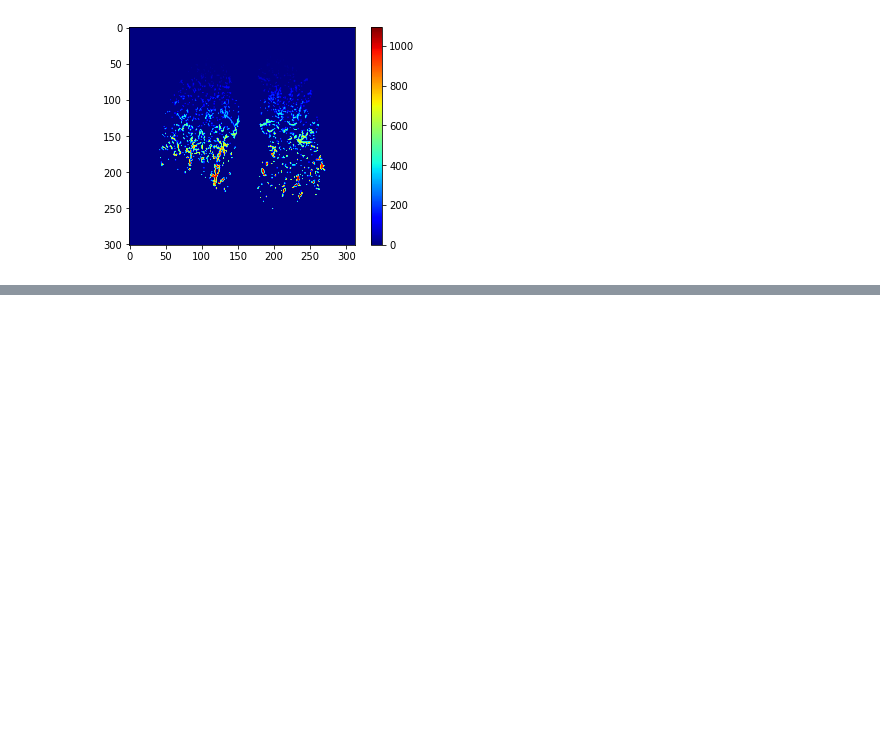
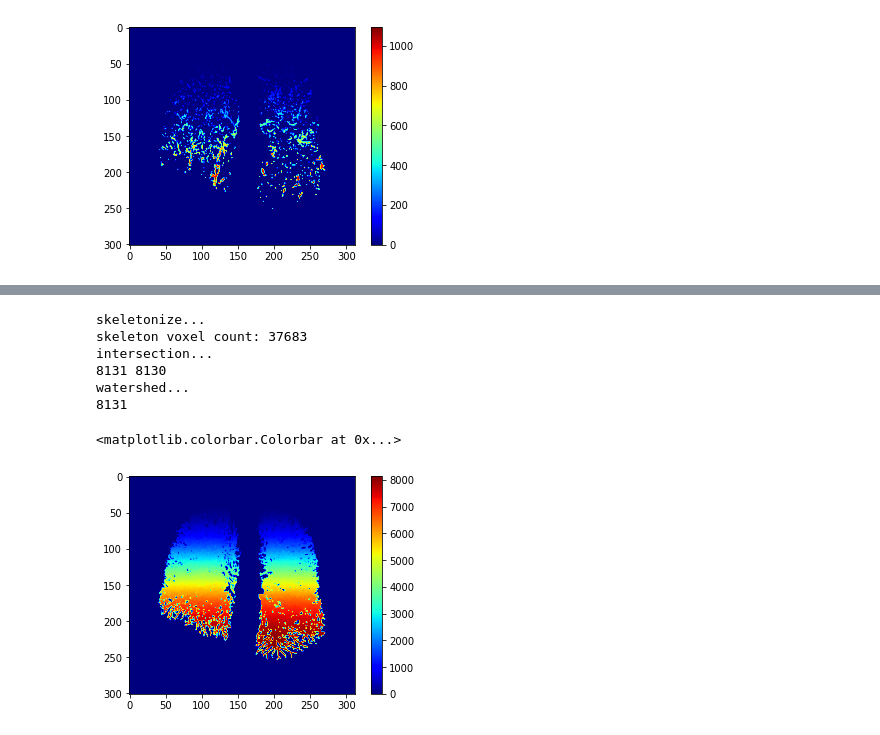
Before and after one commit to pangyuteng/pulmonary-vessel-seg, a Jupyter notebook: utils/hola.ipynb, the cells around one changed output, grey strips where cells are left out. Drawn from its saved outputs; the diff is of its cells as text; code cells hidden in the pictures; blank space fills up the shorter version.

```diff
--- a/utils/hola.ipynb
+++ b/utils/hola.ipynb
@@ -194,3 +193,8 @@ for k,v in mydict.items():
 mytmp_obj = sitk.GetImageFromArray(mytmp)
 mytmp_obj.CopyInformation(mask_obj)
 sitk.WriteImage(mytmp_obj,'mytmp.nii.gz')
+# %%
+mask_obj = sitk.ReadImage("lung_vessels.nii.gz")
+print(mask_obj.GetSize(),mask_obj.GetSpacing())
+mask = sitk.GetArrayFromImage(mask_obj)
+plt.imshow(np.max(mask,1),cmap='gray')
@@ -196,0 +205,33 @@ sitk.WriteImage(mytmp_obj,'mytmp.nii.gz')
+# %%
+print('skeletonize...')
+skeleton = skeletonize(mask)
+skeleton = skeleton.astype(np.int32)
+print(f'skeleton voxel count: {np.sum(skeleton)}')
+
+print('intersection...')
+weights = np.ones((3,3,3))
+intersection = ndimage.convolve(skeleton,weights) > 3
+
+branch = np.copy(skeleton).astype(np.int32)
+branch[intersection==1]=0
+label = measure.label(branch)
+props = measure.regionprops(label)
+
+print(len(np.unique(label)),len(props))
+
+print('watershed...')
+ws_branch = watershed(mask*-1, label, mask=mask>0)
+ws_branch = ws_branch.astype(np.int32)
+
+print(len(np.unique(ws_branch)))
+plt.imshow(np.max(ws_branch,1),cmap='jet')
+plt.colorbar()
+# %% [output]
+skeletonize...
+skeleton voxel count: 37683
+intersection...
+8131 8130
+watershed...
+8131
+<matplotlib.colorbar.Colorbar at 0x...>
+[figure, added]
```
Also changed, not shown: parts of 10 cells of this notebook.
